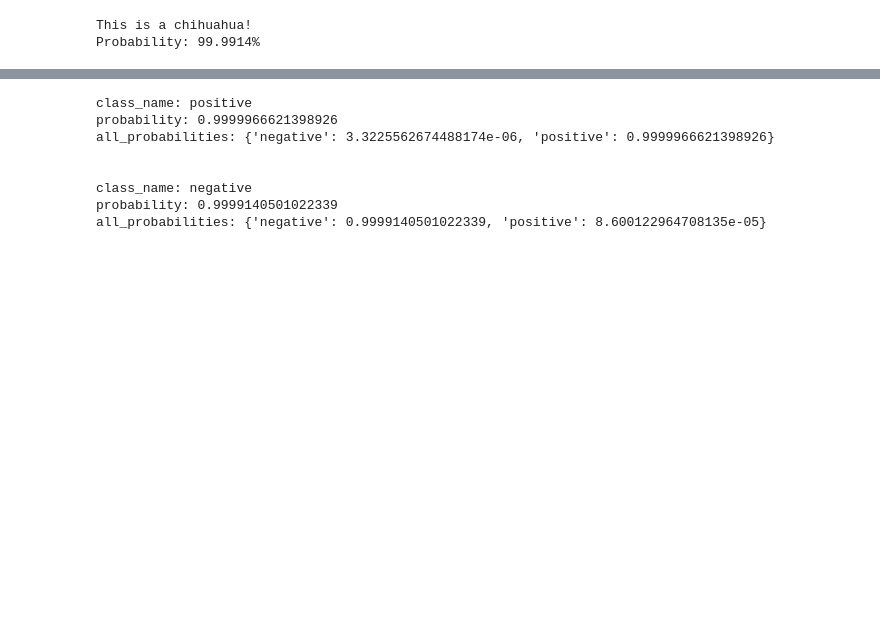
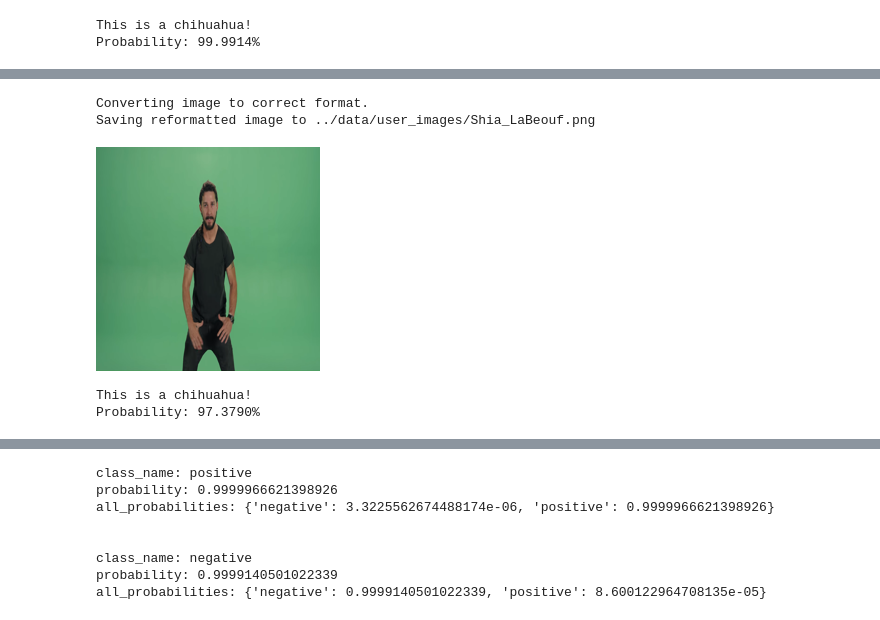
Before and after one commit to fabianjkrueger/muffin_vs_chihuahua, a Jupyter notebook: notebooks/test_api.ipynb, the cells around one changed output, grey strips where cells are left out. Cells and saved outputs as stored; diff of their text form; code cells hidden in the pictures; blank space fills up the shorter version.

```diff
--- a/notebooks/test_api.ipynb
+++ b/notebooks/test_api.ipynb
@@ -112,0 +328,14 @@ This is how you can have a look at the raw JSON response:
+# %%
+# predict an image from your computer
+
+# path to image
+CUSTOM_IMAGE = Path.home() / "Pictures/memes/Shia_LaBeouf.png"
+
+# predict the image
+just_do_it = predict_user_image(CUSTOM_IMAGE)
+# %% [output]
+Converting image to correct format.
+Saving reformatted image to ../data/user_images/Shia_LaBeouf.png
+[figure, added]
+This is a chihuahua!
+Probability: 97.3790%
```
Also changed, not shown: parts of 24 cells of this notebook, 1 other file.
